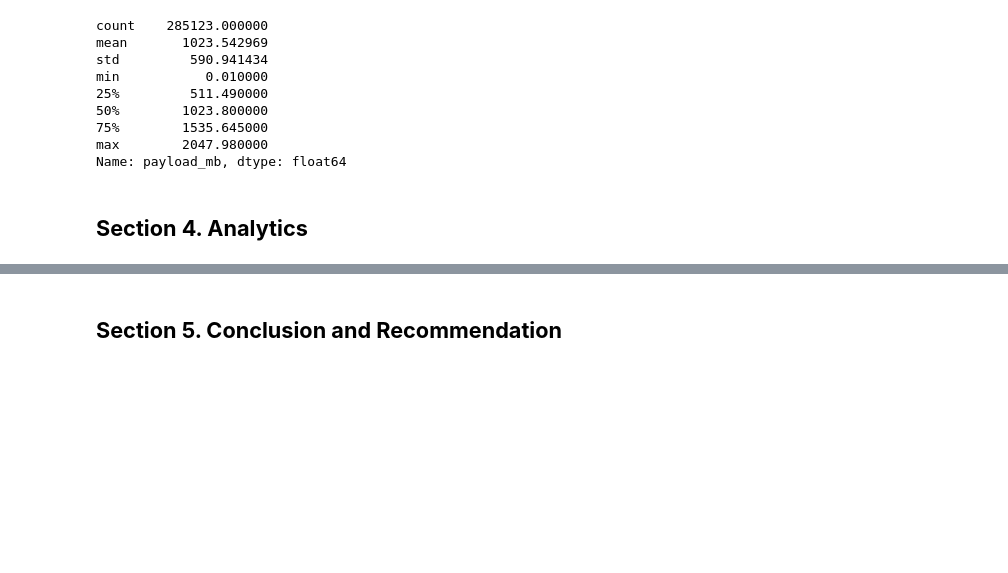
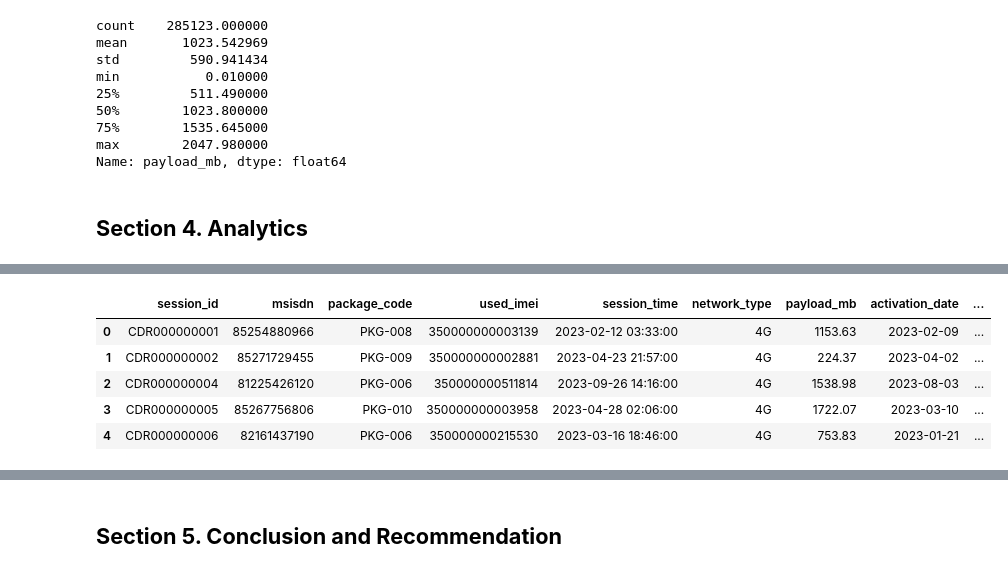
Before and after one commit to rafiandrianto/TelkomselEDA, a Jupyter notebook: notebooks/1.0-bdp-inital-data-exploration.ipynb, the cells around one changed output, grey strips where cells are left out. Cells and saved outputs as stored; diff of their text form; code cells hidden in the pictures; blank space fills up the shorter version.

```diff
--- a/notebooks/1.0-bdp-inital-data-exploration.ipynb
+++ b/notebooks/1.0-bdp-inital-data-exploration.ipynb
@@ -342,0 +360,12 @@ pkg_raw.to_csv('../data/cleaned/clean_package.csv', index=False)
+# %%
+
+df_analisis = pd.merge(df_usage, df_sub, on='msisdn', how='inner')
+df_analisis = pd.merge(df_analisis, df_pkg, on='package_code', how='inner')
+df_analisis.head()
+# %% [output]
+|  | session_id | msisdn | package_code | used_imei | session_time | network_type | payload_mb | activation_date | ... |
+| 0 | CDR000000001 | 85254880966 | PKG-008 | 350000000003139 | 2023-02-12 03:33:00 | 4G | 1153.63 | 2023-02-09 | ... |
+| 1 | CDR000000002 | 85271729455 | PKG-009 | 350000000002881 | 2023-04-23 21:57:00 | 4G | 224.37 | 2023-04-02 | ... |
+| 2 | CDR000000004 | 81225426120 | PKG-006 | 350000000511814 | 2023-09-26 14:16:00 | 4G | 1538.98 | 2023-08-03 | ... |
+| 3 | CDR000000005 | 85267756806 | PKG-010 | 350000000003958 | 2023-04-28 02:06:00 | 4G | 1722.07 | 2023-03-10 | ... |
+| 4 | CDR000000006 | 82161437190 | PKG-006 | 350000000215530 | 2023-03-16 18:46:00 | 4G | 753.83 | 2023-01-21 | ... |
```
Also changed, not shown: parts of 21 cells of this notebook, 3 other files.
